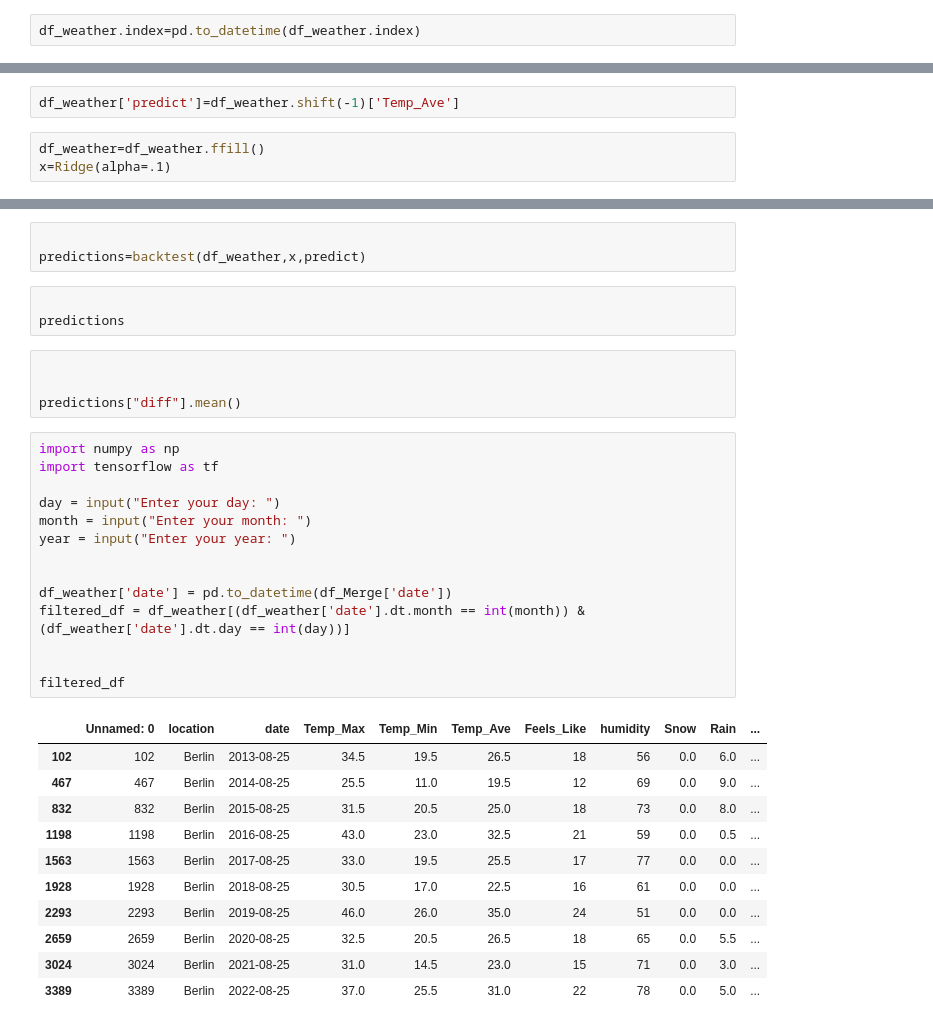
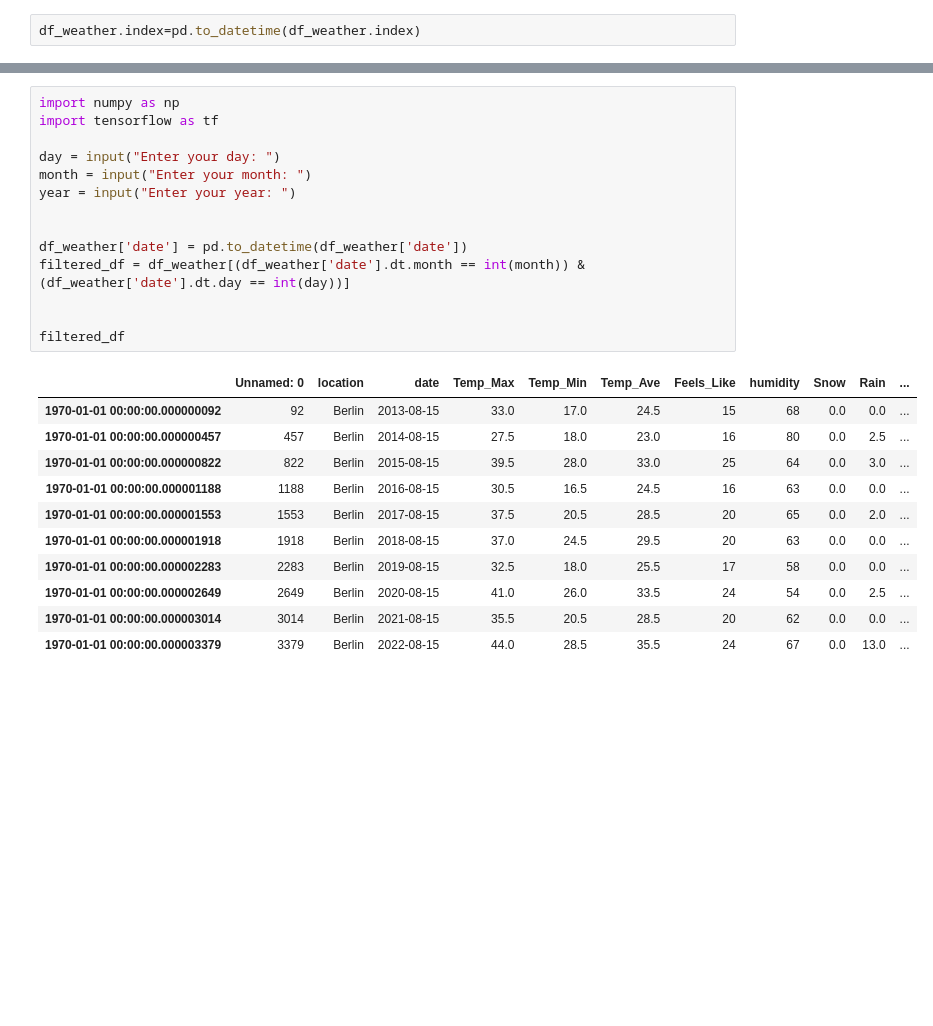
Before and after one commit to moshikco6/-Weather-Forecast, a Jupyter notebook: Untitled2.ipynb, the cells around one changed output, grey strips where cells are left out. Cells and saved outputs as stored; diff of their text form; blank space fills up the shorter version.

```diff
--- a/Untitled2.ipynb
+++ b/Untitled2.ipynb
@@ -26,5 +31,0 @@ df_weather[['Rain']].plot()
-# %%
-df_weather['predict']=df_weather.shift(-1)['Temp_Ave']
-# %%
-df_weather=df_weather.ffill()
-x=Ridge(alpha=.1)
@@ -48,39 +32,29 @@ def backtest(df_weather,model,predict,start=1825,step=90):
-# %%
-
-predictions=backtest(df_weather,x,predict)
-# %%
-
-predictions
-# %%
-
-
-predictions["diff"].mean()
 # %%
 import numpy as np
 import tensorflow as tf
 
 day = input("Enter your day: ")
 month = input("Enter your month: ")
 year = input("Enter your year: ")
 
 
-df_weather['date'] = pd.to_datetime(df_Merge['date'])
+df_weather['date'] = pd.to_datetime(df_weather['date'])
 filtered_df = df_weather[(df_weather['date'].dt.month == int(month)) & (df_weather['date'].dt.day == int(day))]
 
 
 filtered_df
 # %% [output]
 |  | Unnamed: 0 | location | date | Temp_Max | Temp_Min | Temp_Ave | Feels_Like | humidity | Snow | Rain | ... |
-| 102 | 102 | Berlin | 2013-08-25 | 34.5 | 19.5 | 26.5 | 18 | 56 | 0.0 | 6.0 | ... |
-| 467 | 467 | Berlin | 2014-08-25 | 25.5 | 11.0 | 19.5 | 12 | 69 | 0.0 | 9.0 | ... |
-| 832 | 832 | Berlin | 2015-08-25 | 31.5 | 20.5 | 25.0 | 18 | 73 | 0.0 | 8.0 | ... |
-| 1198 | 1198 | Berlin | 2016-08-25 | 43.0 | 23.0 | 32.5 | 21 | 59 | 0.0 | 0.5 | ... |
-| 1563 | 1563 | Berlin | 2017-08-25 | 33.0 | 19.5 | 25.5 | 17 | 77 | 0.0 | 0.0 | ... |
-| 1928 | 1928 | Berlin | 2018-08-25 | 30.5 | 17.0 | 22.5 | 16 | 61 | 0.0 | 0.0 | ... |
-| 2293 | 2293 | Berlin | 2019-08-25 | 46.0 | 26.0 | 35.0 | 24 | 51 | 0.0 | 0.0 | ... |
-| 2659 | 2659 | Berlin | 2020-08-25 | 32.5 | 20.5 | 26.5 | 18 | 65 | 0.0 | 5.5 | ... |
-| 3024 | 3024 | Berlin | 2021-08-25 | 31.0 | 14.5 | 23.0 | 15 | 71 | 0.0 | 3.0 | ... |
-| 3389 | 3389 | Berlin | 2022-08-25 | 37.0 | 25.5 | 31.0 | 22 | 78 | 0.0 | 5.0 | ... |
+| 1970-01-01 00:00:00.000000092 | 92 | Berlin | 2013-08-15 | 33.0 | 17.0 | 24.5 | 15 | 68 | 0.0 | 0.0 | ... |
+| 1970-01-01 00:00:00.000000457 | 457 | Berlin | 2014-08-15 | 27.5 | 18.0 | 23.0 | 16 | 80 | 0.0 | 2.5 | ... |
+| 1970-01-01 00:00:00.000000822 | 822 | Berlin | 2015-08-15 | 39.5 | 28.0 | 33.0 | 25 | 64 | 0.0 | 3.0 | ... |
+| 1970-01-01 00:00:00.000001188 | 1188 | Berlin | 2016-08-15 | 30.5 | 16.5 | 24.5 | 16 | 63 | 0.0 | 0.0 | ... |
+| 1970-01-01 00:00:00.000001553 | 1553 | Berlin | 2017-08-15 | 37.5 | 20.5 | 28.5 | 20 | 65 | 0.0 | 2.0 | ... |
+| 1970-01-01 00:00:00.000001918 | 1918 | Berlin | 2018-08-15 | 37.0 | 24.5 | 29.5 | 20 | 63 | 0.0 | 0.0 | ... |
+| 1970-01-01 00:00:00.000002283 | 2283 | Berlin | 2019-08-15 | 32.5 | 18.0 | 25.5 | 17 | 58 | 0.0 | 0.0 | ... |
+| 1970-01-01 00:00:00.000002649 | 2649 | Berlin | 2020-08-15 | 41.0 | 26.0 | 33.5 | 24 | 54 | 0.0 | 2.5 | ... |
+| 1970-01-01 00:00:00.000003014 | 3014 | Berlin | 2021-08-15 | 35.5 | 20.5 | 28.5 | 20 | 62 | 0.0 | 0.0 | ... |
+| 1970-01-01 00:00:00.000003379 | 3379 | Berlin | 2022-08-15 | 44.0 | 28.5 | 35.5 | 24 | 67 | 0.0 | 13.0 | ... |
 # %%
 arrays = []
 dates = np.array(filtered_df["date"])
```
Also changed, not shown: parts of 9 cells of this notebook, 2 other files.
